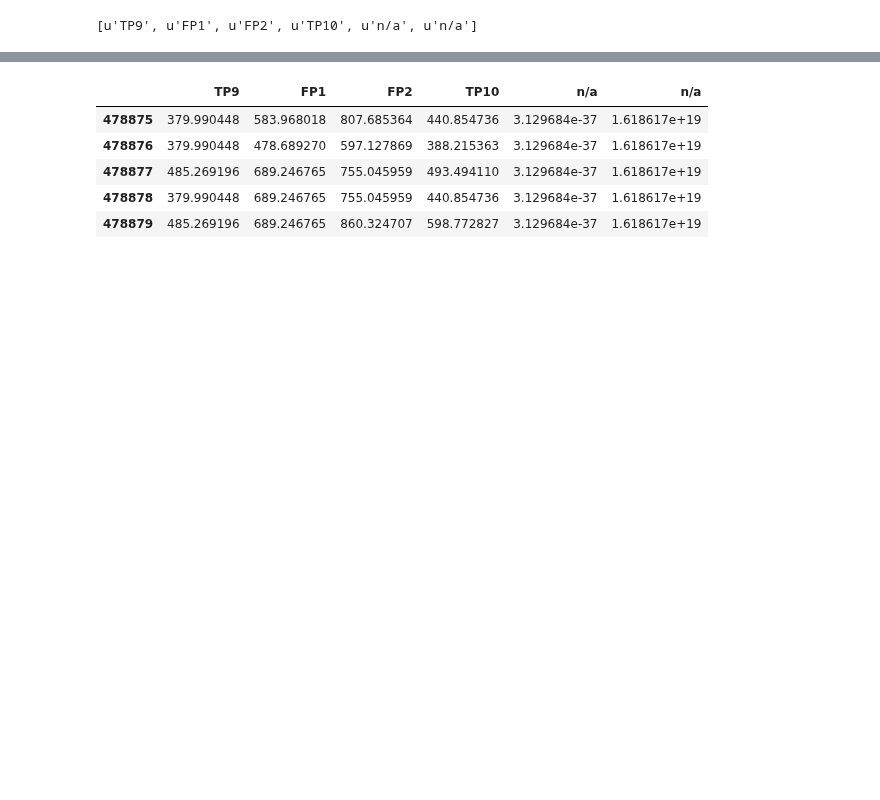
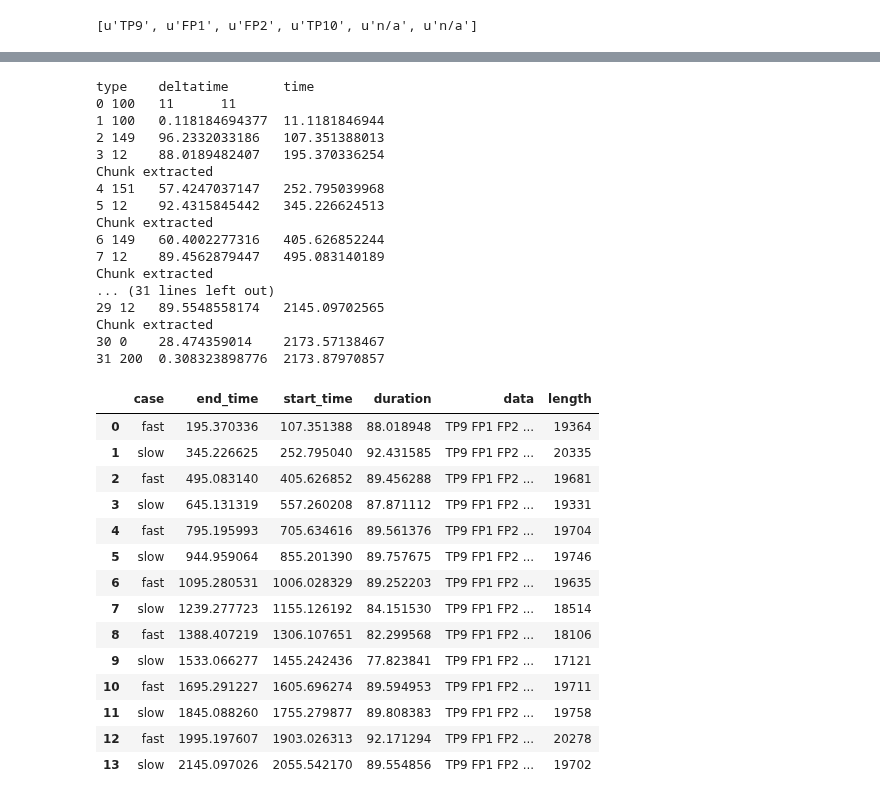
Before and after one commit to HALtheWise/neurotech-bmi, a Jupyter notebook: preprocessing.ipynb, the cells around one changed output, grey strips where cells are left out. Saved outputs shown, nothing was run; the diff lists cells and outputs as text; code cells hidden in the pictures; blank space fills up the shorter version.

```diff
--- a/preprocessing.ipynb
+++ b/preprocessing.ipynb
@@ -109,9 +60,69 @@ df = pd.DataFrame(np.transpose(s['data']), columns=labels,)
-# %%
-df.tail()
-# %% [output]
-|  | TP9 | FP1 | FP2 | TP10 | n/a | n/a |
-| 478875 | 379.990448 | 583.968018 | 807.685364 | 440.854736 | 3.129684e-37 | 1.618617e+19 |
-| 478876 | 379.990448 | 478.689270 | 597.127869 | 388.215363 | 3.129684e-37 | 1.618617e+19 |
-| 478877 | 485.269196 | 689.246765 | 755.045959 | 493.494110 | 3.129684e-37 | 1.618617e+19 |
-| 478878 | 379.990448 | 689.246765 | 755.045959 | 440.854736 | 3.129684e-37 | 1.618617e+19 |
-| 478879 | 485.269196 | 689.246765 | 860.324707 | 598.772827 | 3.129684e-37 | 1.618617e+19 |
+# %%
+chunks = pd.DataFrame()
+
+last_time = 0
+last_type = 0
+print 'type \tdeltatime \ttime'
+for i, (typ, time, _) in enumerate(s['event'][0]):
+    typ = int(typ[0])
+    time = time[0,0]/s['srate'][0,0]
+
+    # Fix errors during the recording process
+    if i==9:
+        typ = 12
+
+    if i >= 20:
+        mapping = {149:151, 151:149}
+        if typ in mapping:
+            typ = mapping[typ]
+
+    # Display stuff
+    print i, typ,'\t', time-last_time, '\t', time
+
+    # Extract sessions
+    if typ == 12:
+        cases = {149:'fast', 151:'slow'}
+        chunks = chunks.append({'case':cases[last_type],'start_time':last_time,'end_time':time}, ignore_index=True)
+        print "Chunk extracted"
+
+    last_time = time
+    last_type = typ
+
+chunks['duration'] = chunks.end_time - chunks.start_time
+chunks['data'] = [df[(start < df.time) & (df.time <= end)]
+                  for start, end in zip(chunks.start_time, chunks.end_time)]
+chunks['length'] = [len(data) for data in chunks.data]
+chunks
+# %% [output]
+type    deltatime       time
+0 100   11      11
+1 100   0.118184694377  11.1181846944
+2 149   96.2332033186   107.351388013
+3 12    88.0189482407   195.370336254
+Chunk extracted
+4 151   57.4247037147   252.795039968
+5 12    92.4315845442   345.226624513
+Chunk extracted
+6 149   60.4002277316   405.626852244
+7 12    89.4562879447   495.083140189
+Chunk extracted
+... (31 lines left out)
+29 12   89.5548558174   2145.09702565
+Chunk extracted
+30 0    28.474359014    2173.57138467
+31 200  0.308323898776  2173.87970857
+|  | case | end_time | start_time | duration | data | length |
+| 0 | fast | 195.370336 | 107.351388 | 88.018948 | TP9 FP1 FP2 ... | 19364 |
+| 1 | slow | 345.226625 | 252.795040 | 92.431585 | TP9 FP1 FP2 ... | 20335 |
+| 2 | fast | 495.083140 | 405.626852 | 89.456288 | TP9 FP1 FP2 ... | 19681 |
+| 3 | slow | 645.131319 | 557.260208 | 87.871112 | TP9 FP1 FP2 ... | 19331 |
+| 4 | fast | 795.195993 | 705.634616 | 89.561376 | TP9 FP1 FP2 ... | 19704 |
+| 5 | slow | 944.959064 | 855.201390 | 89.757675 | TP9 FP1 FP2 ... | 19746 |
+| 6 | fast | 1095.280531 | 1006.028329 | 89.252203 | TP9 FP1 FP2 ... | 19635 |
+| 7 | slow | 1239.277723 | 1155.126192 | 84.151530 | TP9 FP1 FP2 ... | 18514 |
+| 8 | fast | 1388.407219 | 1306.107651 | 82.299568 | TP9 FP1 FP2 ... | 18106 |
+| 9 | slow | 1533.066277 | 1455.242436 | 77.823841 | TP9 FP1 FP2 ... | 17121 |
+| 10 | fast | 1695.291227 | 1605.696274 | 89.594953 | TP9 FP1 FP2 ... | 19711 |
+| 11 | slow | 1845.088260 | 1755.279877 | 89.808383 | TP9 FP1 FP2 ... | 19758 |
+| 12 | fast | 1995.197607 | 1903.026313 | 92.171294 | TP9 FP1 FP2 ... | 20278 |
+| 13 | slow | 2145.097026 | 2055.542170 | 89.554856 | TP9 FP1 FP2 ... | 19702 |
```
Also changed, not shown: parts of 13 cells of this notebook.
